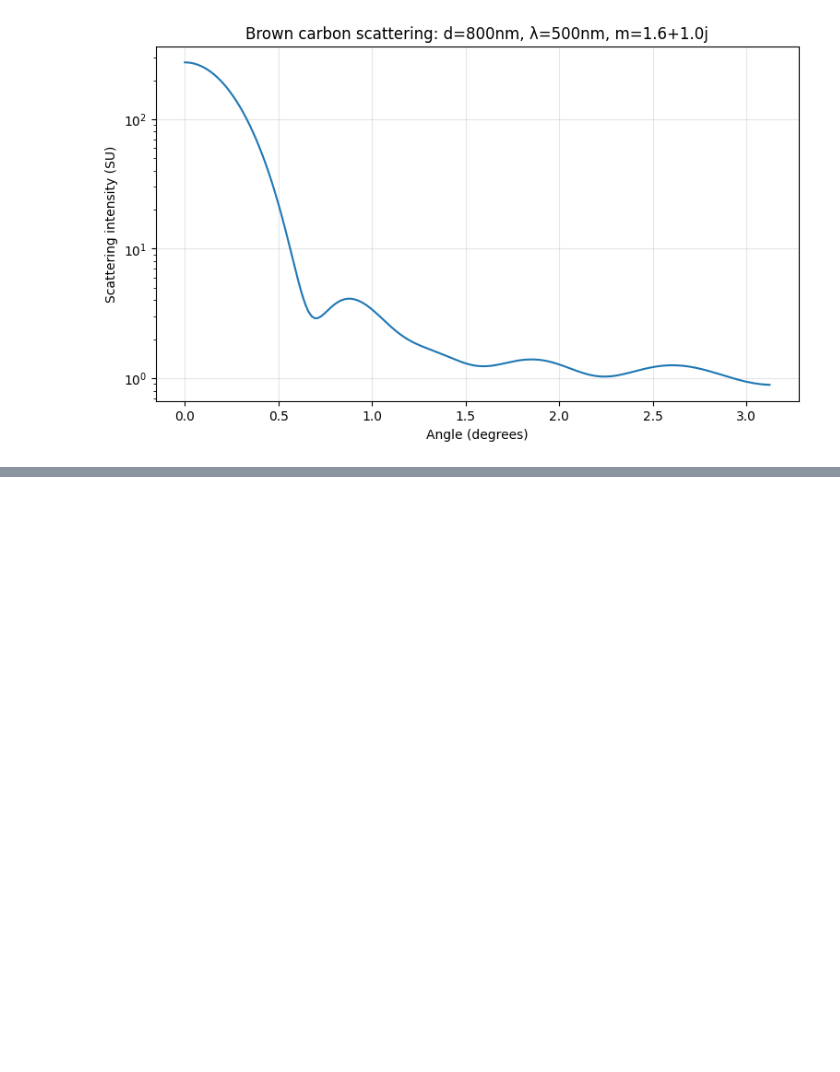
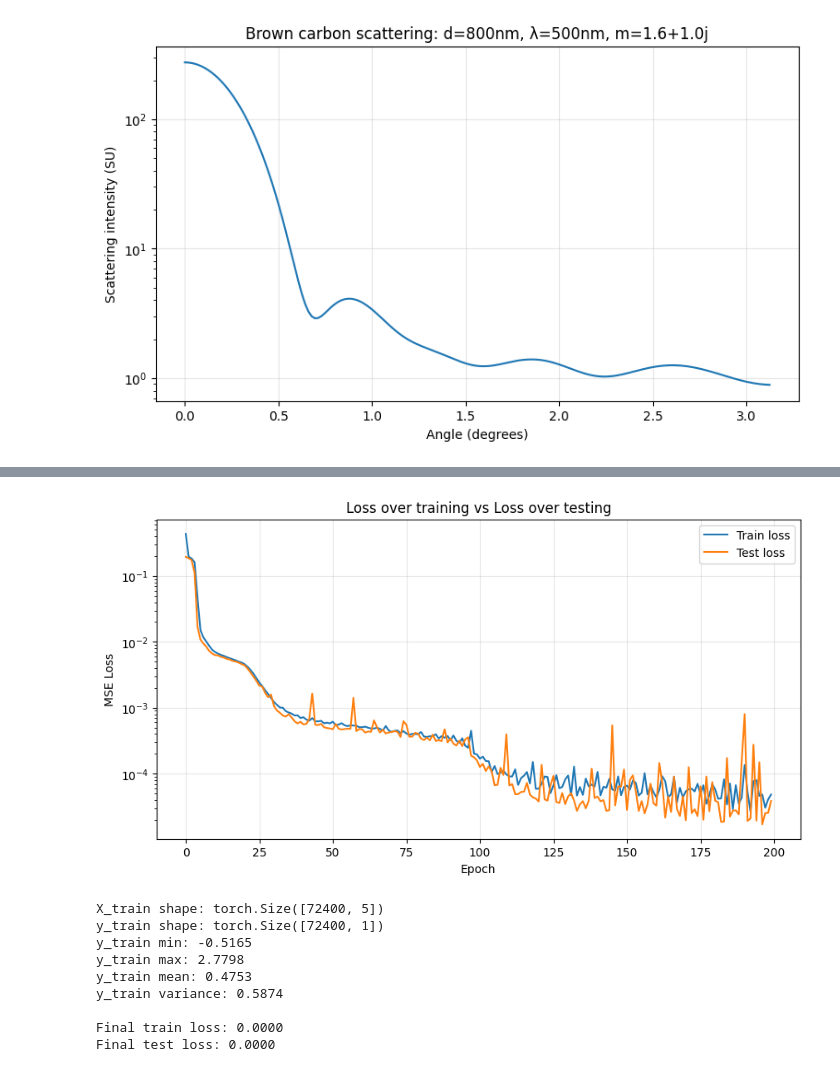
Before and after one commit to james-613/Modified_pyMieScatt_NN, a Jupyter notebook: mie_theory_NN_with_derivatives.ipynb, the cells around one changed output, grey strips where cells are left out. Drawn from its saved outputs; the diff is of its cells as text; code cells hidden in the pictures; blank space fills up the shorter version.

```diff
--- a/mie_theory_NN_with_derivatives.ipynb
+++ b/mie_theory_NN_with_derivatives.ipynb
@@ -69,0 +213,17 @@ tensor([274.5058, 273.7871, 271.6404, 268.0966, 263.2036, 257.0287, 249.6560,
+# %%
+model = nn.Sequential(
+    nn.Linear(5, 128),       # input layer: 4 features to 128 neurons
+    nn.GELU(),
+    nn.Linear(128, 256),     # hidden layer: 128 to 256
+    nn.GELU(),
+    nn.Linear(256, 128),    # output layer: 256 to 256 (one per angle)
+    nn.GELU(),
+    nn.Linear(128,1)
+
+)
+
+print(model)
+
+# Count parameters
+total_params = sum(p.numel() for p in model.parameters())
+print(f"\nTotal parameters: {total_params}")
@@ -69,0 +242,6 @@ tensor([274.5058, 273.7871, 271.6404, 268.0966, 263.2036, 257.0287, 249.6560,
+# %%
+optimizer = torch.optim.Adam(model.parameters(), lr=0.0001)
+loss_fn = nn.MSELoss()
+
+print("Optimizer:", optimizer)
+print("Loss function:", loss_fn)
@@ -69,0 +343,32 @@ tensor([274.5058, 273.7871, 271.6404, 268.0966, 263.2036, 257.0287, 249.6560,
+# %%
+plt.figure(figsize=(10, 5))
+plt.plot(train_losses, label='Train loss')
+plt.plot(test_losses, label='Test loss')
+plt.xlabel("Epoch")
+plt.ylabel("MSE Loss")
+plt.title("Loss over training vs Loss over testing")
+plt.yscale('log')
+plt.legend()
+plt.grid(True, alpha=0.3)
+plt.show()
+
+print(f"X_train shape: {X_train.shape}")
+print(f"y_train shape: {y_train.shape}")
+print(f"y_train min: {y_train.min().item():.4f}")
+print(f"y_train max: {y_train.max().item():.4f}")
+print(f"y_train mean: {y_train.mean().item():.4f}")
+print(f"y_train variance: {y_train.var().item():.4f}")
+print()
+print(f"Final train loss: {train_losses[-1]:.4f}")
+print(f"Final test loss: {test_losses[-1]:.4f}")
+# %% [output]
+[figure, added]
+X_train shape: torch.Size([72400, 5])
+y_train shape: torch.Size([72400, 1])
+y_train min: -0.5165
+y_train max: 2.7798
+y_train mean: 0.4753
+y_train variance: 0.5874
+
+Final train loss: 0.0000
+Final test loss: 0.0000
```
Also changed, not shown: parts of 9 cells of this notebook.
